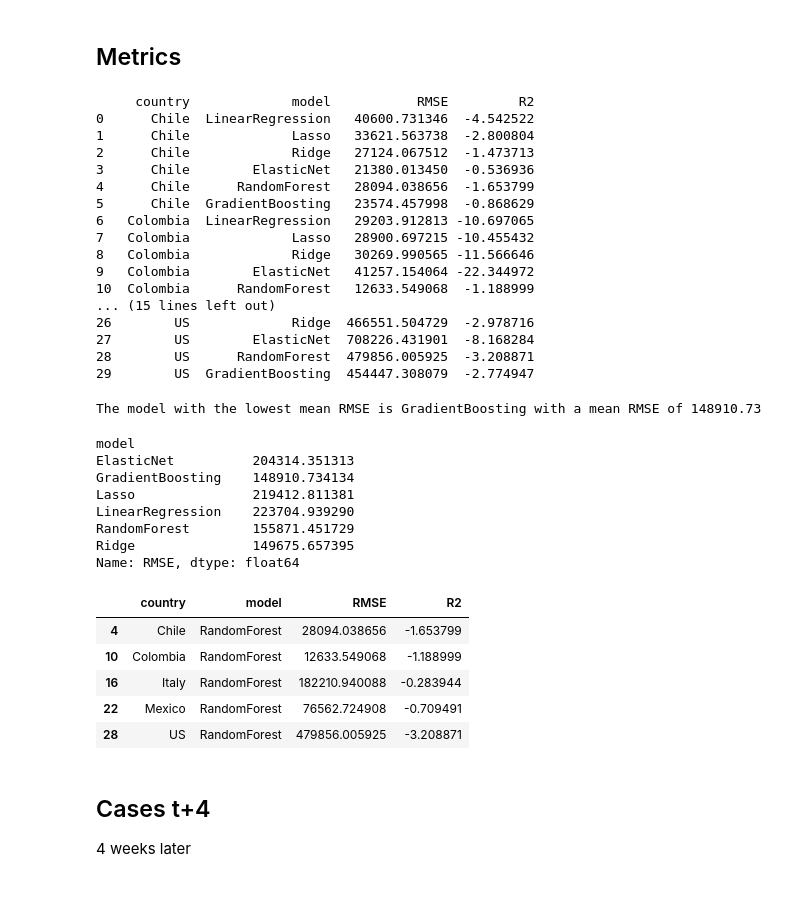
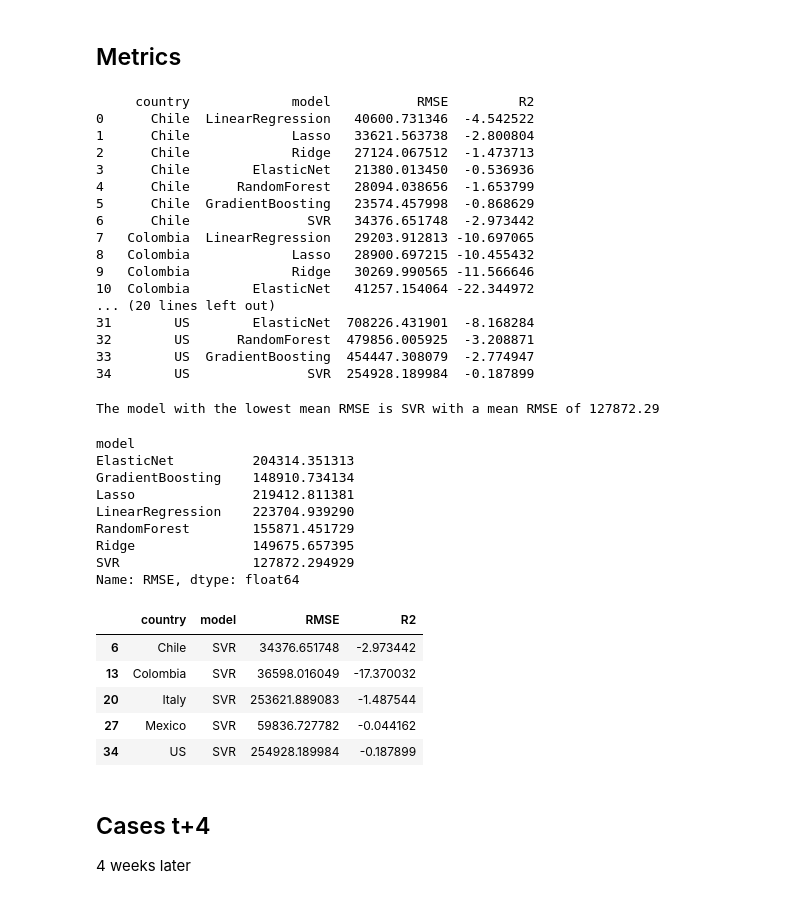
Before and after one commit to danielgvb/thesis, a Jupyter notebook: modelling/x2_Experiments.ipynb, the cells around one changed output. Cells and saved outputs as stored; diff of their text form; code cells hidden in the pictures.

```diff
--- a/modelling/x2_Experiments.ipynb
+++ b/modelling/x2_Experiments.ipynb
@@ -165,6 +173,7 @@ from sklearn.preprocessing import StandardScaler
 import numpy as np
 from sklearn.linear_model import LinearRegression, Lasso, Ridge, ElasticNet
 from sklearn.ensemble import RandomForestRegressor, GradientBoostingRegressor
+from sklearn.svm import SVR
 import pandas as pd
 
 def evaluate_models_per_country(df):
@@ -174,7 +183,8 @@ def evaluate_models_per_country(df):
         'Ridge': Ridge(alpha=1.0),
         'ElasticNet': ElasticNet(alpha=1.0, l1_ratio=0.5),
         'RandomForest': RandomForestRegressor(n_estimators=100, random_state=42),
-        'GradientBoosting': GradientBoostingRegressor(n_estimators=100, random_state=42)
+        'GradientBoosting': GradientBoostingRegressor(n_estimators=100, random_state=42),
+        'SVR': SVR(kernel='rbf')
     }
 
     countries = df['country'].unique()
@@ -222,16 +232,16 @@ print(results_df)
 3      Chile        ElasticNet   21380.013450  -0.536936
 4      Chile      RandomForest   28094.038656  -1.653799
 5      Chile  GradientBoosting   23574.457998  -0.868629
-6   Colombia  LinearRegression   29203.912813 -10.697065
-7   Colombia             Lasso   28900.697215 -10.455432
-8   Colombia             Ridge   30269.990565 -11.566646
-9   Colombia        ElasticNet   41257.154064 -22.344972
-10  Colombia      RandomForest   12633.549068  -1.188999
-... (15 lines left out)
-26        US             Ridge  466551.504729  -2.978716
-27        US        ElasticNet  708226.431901  -8.168284
-28        US      RandomForest  479856.005925  -3.208871
-29        US  GradientBoosting  454447.308079  -2.774947
+6      Chile               SVR   34376.651748  -2.973442
+7   Colombia  LinearRegression   29203.912813 -10.697065
+8   Colombia             Lasso   28900.697215 -10.455432
+9   Colombia             Ridge   30269.990565 -11.566646
+10  Colombia        ElasticNet   41257.154064 -22.344972
+... (20 lines left out)
+31        US        ElasticNet  708226.431901  -8.168284
+32        US      RandomForest  479856.005925  -3.208871
+33        US  GradientBoosting  454447.308079  -2.774947
+34        US               SVR  254928.189984  -0.187899
 # %%
 # Group by model and calculate the mean RMSE for each model
 mean_rmse_per_model = results_df.groupby('model')['RMSE'].mean()
@@ -242,7 +252,7 @@ lowest_mean_rmse = mean_rmse_per_model.min()
 
 print(f"The model with the lowest mean RMSE is {best_model} with a mean RMSE of {lowest_mean_rmse:.2f}")
 # %% [output]
-The model with the lowest mean RMSE is GradientBoosting with a mean RMSE of 148910.73
+The model with the lowest mean RMSE is SVR with a mean RMSE of 127872.29
 # %%
 mean_rmse_per_model
 # %% [output]
@@ -253,16 +263,17 @@ Lasso               219412.811381
 LinearRegression    223704.939290
 RandomForest        155871.451729
 Ridge               149675.657395
+SVR                 127872.294929
 Name: RMSE, dtype: float64
 # %%
-results_df[results_df['model'] == 'RandomForest']
+results_df[results_df['model'] == 'SVR']
 # %% [output]
 |  | country | model | RMSE | R2 |
-| 4 | Chile | RandomForest | 28094.038656 | -1.653799 |
-| 10 | Colombia | RandomForest | 12633.549068 | -1.188999 |
-| 16 | Italy | RandomForest | 182210.940088 | -0.283944 |
-| 22 | Mexico | RandomForest | 76562.724908 | -0.709491 |
-| 28 | US | RandomForest | 479856.005925 | -3.208871 |
+| 6 | Chile | SVR | 34376.651748 | -2.973442 |
+| 13 | Colombia | SVR | 36598.016049 | -17.370032 |
+| 20 | Italy | SVR | 253621.889083 | -1.487544 |
+| 27 | Mexico | SVR | 59836.727782 | -0.044162 |
+| 34 | US | SVR | 254928.189984 | -0.187899 |
 # %% [markdown]
 ## Cases t+4
 4 weeks later
```
Also changed, not shown: parts of 21 cells of this notebook, 3 other files.
